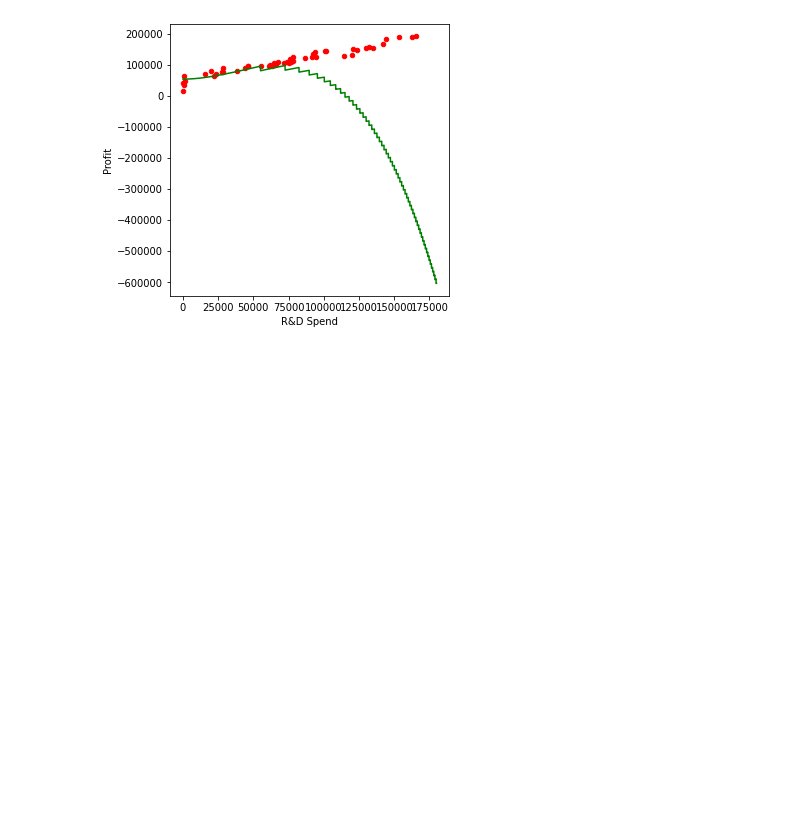
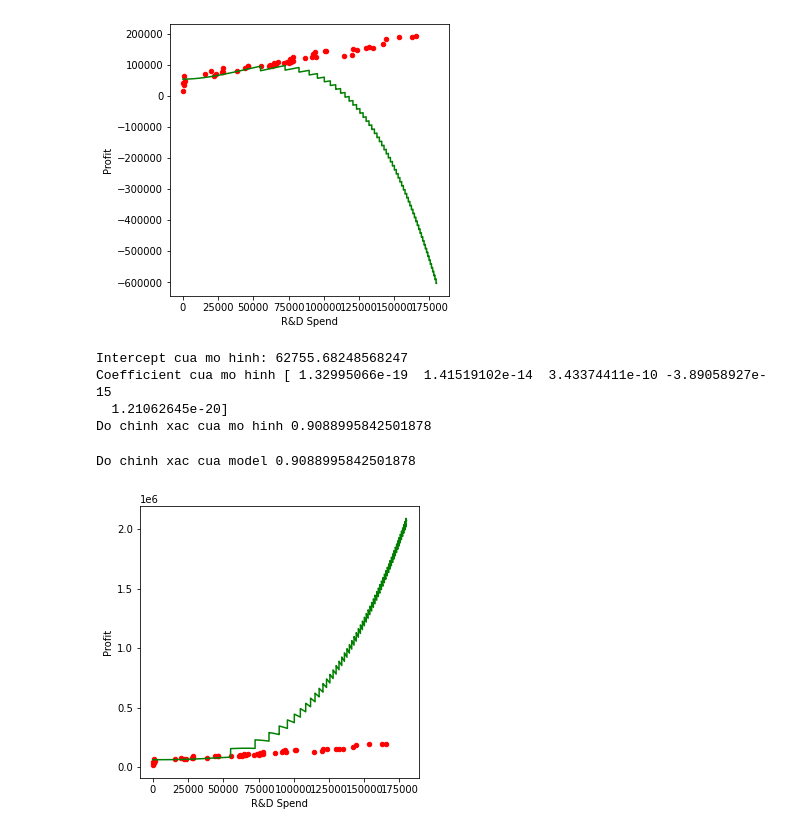
Before and after one commit to VoHuynhDuyThanh/AI, a Jupyter notebook: Homework_week7/Startups.ipynb, the cells around one changed output. Saved outputs shown, nothing was run; the diff lists cells and outputs as text; code cells hidden in the pictures; blank space fills up the shorter version.

```diff
--- a/Homework_week7/Startups.ipynb
+++ b/Homework_week7/Startups.ipynb
@@ -121,3 +132,26 @@ Coefficient cua mo hinh [ 6.45872939e-10  2.52519103e-05 -2.52720474e-10  8.0099
 Do chinh xac cua mo hinh 0.9338075472558462
 Do chinh xac cua model 0.9338075472558462
 [figure]
+# %%
+#Mo hinh bac 5
+model = linear_model.LinearRegression()
+X = pd.DataFrame([data['R&D Spend'], data['R&D Spend']**2, data['R&D Spend']**3, data['R&D Spend']**4,data['R&D Spend']**5]).T
+model.fit(X, y= data['Profit'])
+print('Intercept cua mo hinh:', model.intercept_)
+print('Coefficient cua mo hinh', model.coef_)
+print('Do chinh xac cua mo hinh', model.score(X, y = data['Profit']))
+#Ve do thi mo hinh bac 5
+import numpy as np
+range = np.arange(0,180000,10)
+data.plot(kind= 'scatter', x = 'R&D Spend', y= 'Profit', figsize = (5,5), color = 'red')
+predictor = pd.DataFrame([range, range**2, range**3, range**4, range**5]).T
+y_pred = model.predict(X = predictor)
+plt.plot(range, y_pred, color = 'green')
+print('Do chinh xac cua model', model.score(X, y = data['Profit']))
+# %% [output]
+Intercept cua mo hinh: 62755.68248568247
+Coefficient cua mo hinh [ 1.32995066e-19  1.41519102e-14  3.43374411e-10 -3.89058927e-15
+  1.21062645e-20]
+Do chinh xac cua mo hinh 0.9088995842501878
+Do chinh xac cua model 0.9088995842501878
+[figure, added]
```
Also changed, not shown: parts of 1 cell of this notebook.
